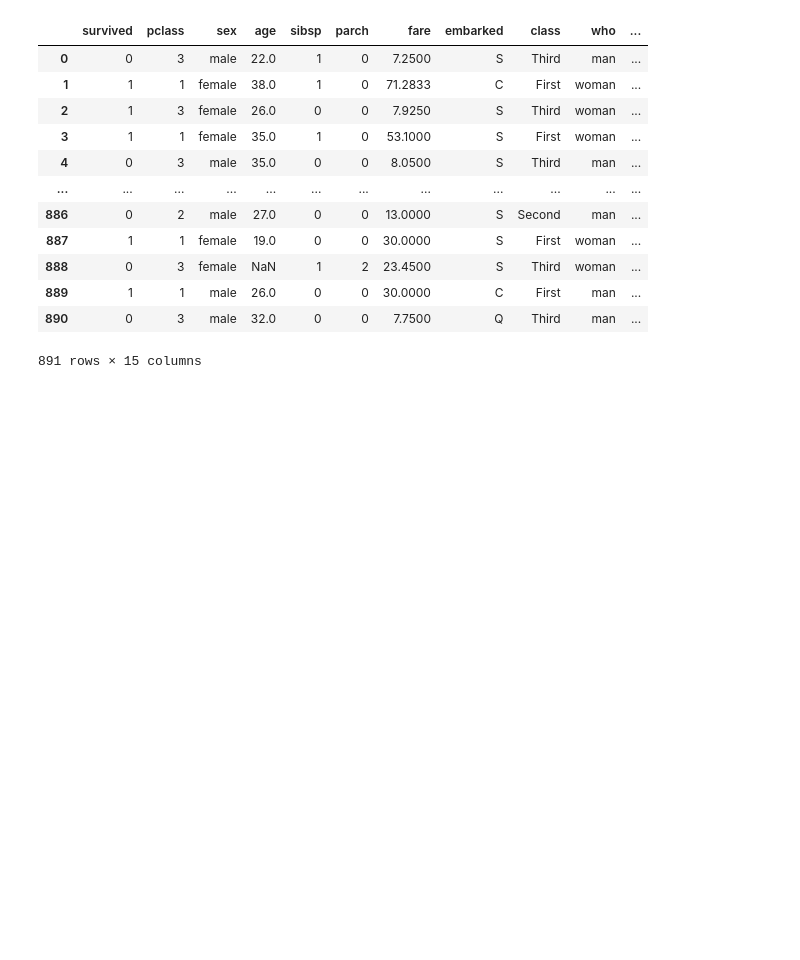
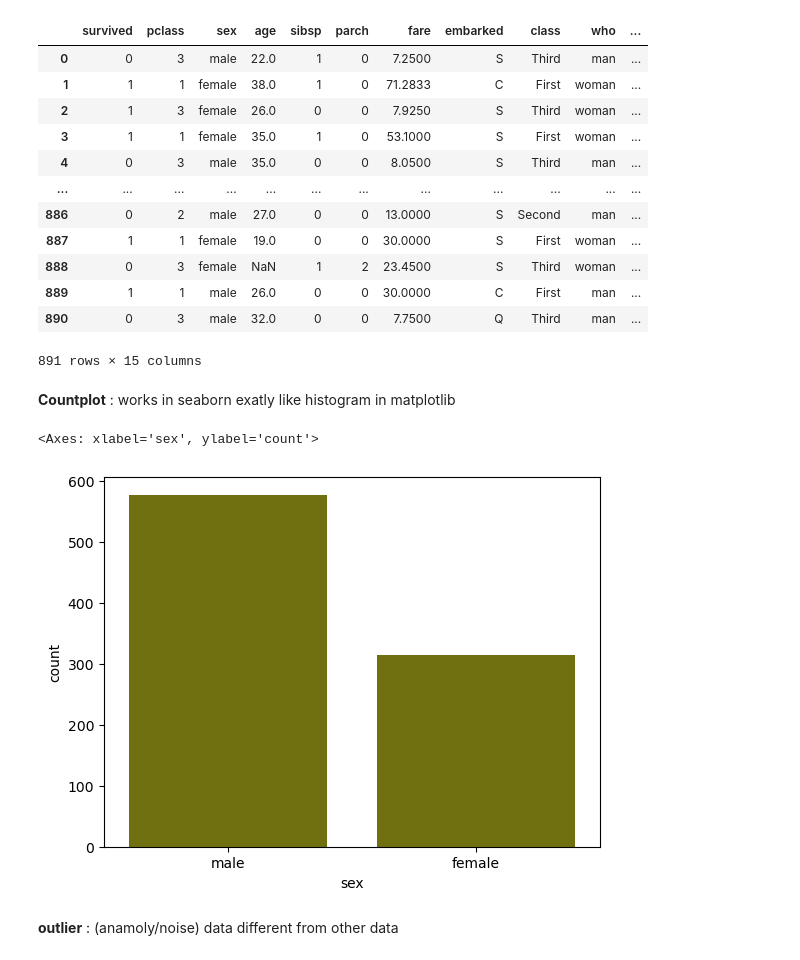
Before and after one commit to saboorkhan6/Analytics, a Jupyter notebook: seaborn/index.ipynb, the cells around one changed output. Cells and saved outputs as stored; diff of their text form; code cells hidden in the pictures; blank space fills up the shorter version.

```diff
--- a/seaborn/index.ipynb
+++ b/seaborn/index.ipynb
@@ -53,3 +53,14 @@ d1
 | 889 | 1 | 1 | male | 26.0 | 0 | 0 | 30.0000 | C | First | man | ... |
 | 890 | 0 | 3 | male | 32.0 | 0 | 0 | 7.7500 | Q | Third | man | ... |
 891 rows × 15 columns
+# %% [markdown]
+**Countplot** : works in seaborn exatly like histogram in matplotlib
+# %%
+s1=sns.load_dataset('titanic')
+# %%
+sns.countplot(x='sex',data=s1,color='olive')
+# %% [output]
+<Axes: xlabel='sex', ylabel='count'>
+[figure, added]
+# %% [markdown]
+**outlier** : (anamoly/noise) data different from other data
```
Also changed, not shown: parts of 8 cells of this notebook.
